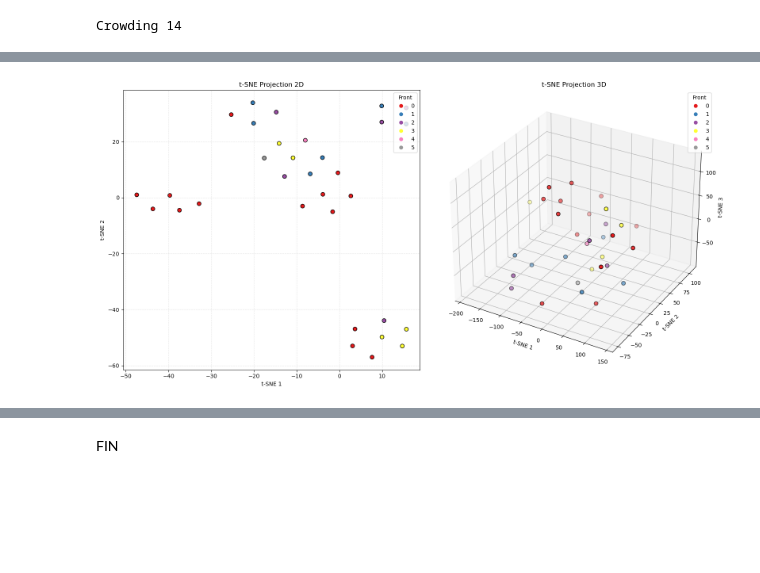
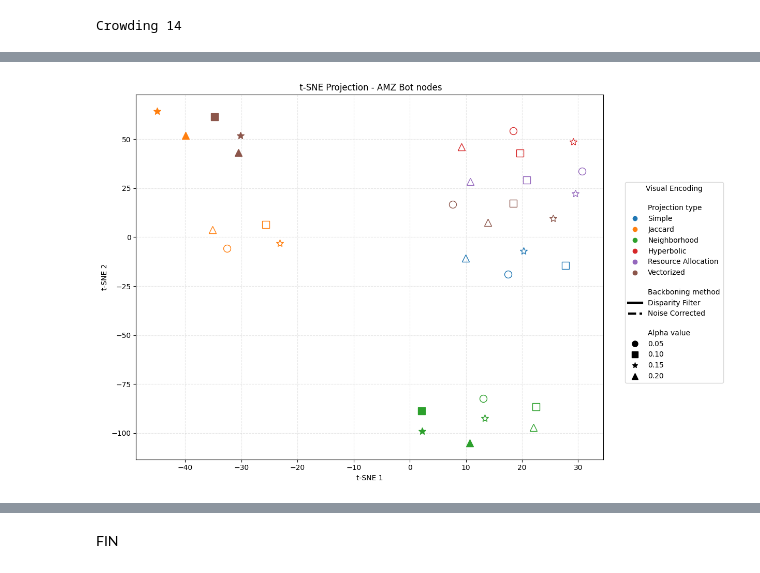
Before and after one commit to diazmx/phd-thesis-lab, a Jupyter notebook: 13-paper-modelling/ds1-V2.ipynb, the cells around one changed output, grey strips where cells are left out. Drawn from its saved outputs; the diff is of its cells as text; code cells hidden in the pictures; blank space fills up the shorter version.

Commit message:
nuevos graficas

```diff
--- a/13-paper-modelling/ds1-V2.ipynb
+++ b/13-paper-modelling/ds1-V2.ipynb
@@ -812,48 +1255,86 @@ plt.show()
 # %%
+import numpy as np
+import matplotlib.pyplot as plt
+from sklearn.manifold import TSNE
+from matplotlib.lines import Line2D
+
+# 1. Preparar datos
 points = []
 labels = []
+name_codes = []
 
 for front_idx, front in enumerate(all_fronts):
     for sol in front:
         points.append(sol["f"])
-        labels.append(front_idx)  # índice de frente
+        labels.append(front_idx)
+        name_codes.append(sol["filename"].split("_")[2:])  # [proj, bb, alpha]
 
-# Asegurarse de que los datos de entrada son arrays de NumPy
 points = np.array(points)
 labels = np.array(labels)
 
-# Apply t-SNE
-tsne_2d = TSNE(n_components=2, perplexity=10, random_state=42, init='pca', learning_rate='auto')
+# 2. Aplicar t-SNE solo en 2D
+tsne_2d = TSNE(n_components=2, perplexity=10, random_state=1, init='pca', learning_rate='auto')
 embedding_2d = tsne_2d.fit_transform(points)
 
-tsne_3d = TSNE(n_components=3, perplexity=10, random_state=42, init='pca', learning_rate='auto')
-embedding_3d = tsne_3d.fit_transform(points)
+# 3. Crear figura
+fig, ax1 = plt.subplots(figsize=(10, 8))
 
-# Create subplots
-fig = plt.figure(figsize=(16, 8))
-ax1 = fig.add_subplot(1, 2, 1) # 2D subplot
+# 4. Graficar 2D con estilo personalizado
+for i, (x, y) in enumerate(embedding_2d):
+    key_proj, key_bb, key_alpha = name_codes[i]
+    color = projection_styles[key_proj]
+    marker = alpha_styles[key_alpha]
+    fillstyle = backboning_styles2[key_bb]
 
-# Plot 2D
-scatter_2d = ax1.scatter(embedding_2d[:, 0], embedding_2d[:, 1],
-                         c=labels, cmap="Set1", s=50, edgecolors='k')
-ax1.set_title("t-SNE Projection 2D")
+    ax1.plot(
+        x, y,
+        marker=marker,
+        color=color,
+        markersize=10,
+        linestyle='None',
+        markerfacecolor=color if fillstyle == 'full' else 'none',
+        markeredgecolor=color,
+        markerfacecoloralt='none',
+        fillstyle=fillstyle
+    )
+
+if NODETYPE == 0:
+    #plt.title(f"Radviz Visualization of Pareto Fronts - {DATASET.upper()} Bot")
+    plt.title(" t-SNE Projection - " + DATASET.upper() + " Top nodes")
+else:
+    plt.title(" t-SNE Projection - " + DATASET.upper() + " Bot nodes")
 ax1.set_xlabel("t-SNE 1")
 ax1.set_ylabel("t-SNE 2")
 ax1.grid(True, linestyle="--", alpha=0.3)
-ax1.legend(*scatter_2d.legend_elements(), title="Front", loc="upper right")
 
-# Plot 3D
-ax2 = fig.add_subplot(1, 2, 2, projection='3d') # 3D subplot
-scatter_3d = ax2.scatter(embedding_3d[:, 0], embedding_3d[:, 1], embedding_3d[:, 2],
-                         c=labels, cmap="Set1", s=50, edgecolors='k')
-ax2.set_title("t-SNE Projection 3D")
-ax2.set_xlabel("t-SNE 1")
-ax2.set_ylabel("t-SNE 2")
-ax2.set_zlabel("t-SNE 3")
-ax2.legend(*scatter_3d.legend_elements(), title="Front", loc="upper right")
+# 5. Leyenda personalizada
+color_handles = [
+    Line2D([0], [0], color=projection_styles[key], marker='o', linestyle='None', label=projection_labels[key])
+    for key in projection_styles
+]
 
-# Ajustar diseño y guardar la figura
+marker_handles = [
+    Line2D([0], [0], color='black', marker=alpha_styles[key], linestyle='None', markersize=8, label=alpha_labels[key])
+    for key in alpha_styles
+]
+
+fill_handles = [
+    Line2D([0], [0], color='black', marker='o', linestyle='None',
+           markerfacecolor='black' if fill == 'full' else 'none',
+           fillstyle=fill, label=backboning_labels[key])
+    for key, fill in backboning_styles2.items()
+]
+
+custom_legend = (
+    [Line2D([0], [0], color='white', label='\nProjection type')] + color_handles +
+    [Line2D([0], [0], color='white', label='\nBackboning method')] + line_handles +
+    [Line2D([0], [0], color='white', label='\nAlpha value')] + marker_handles
+)
+
+
+fig.legend(handles=custom_legend, title="Visual Encoding", bbox_to_anchor=(1.02, 0.5), loc="center left")
 plt.tight_layout()
-plt.savefig(DATASET+"-Type"+str(NODETYPE)+"-tsne.png")
+plt.savefig(f"{DATASET}-Type{NODETYPE}-tsne.png")
+plt.show()
 # %% [output]
-[figure, old version]
+[figure, new version]
```
Also changed, not shown: parts of 26 cells of this notebook, 38 other files.
